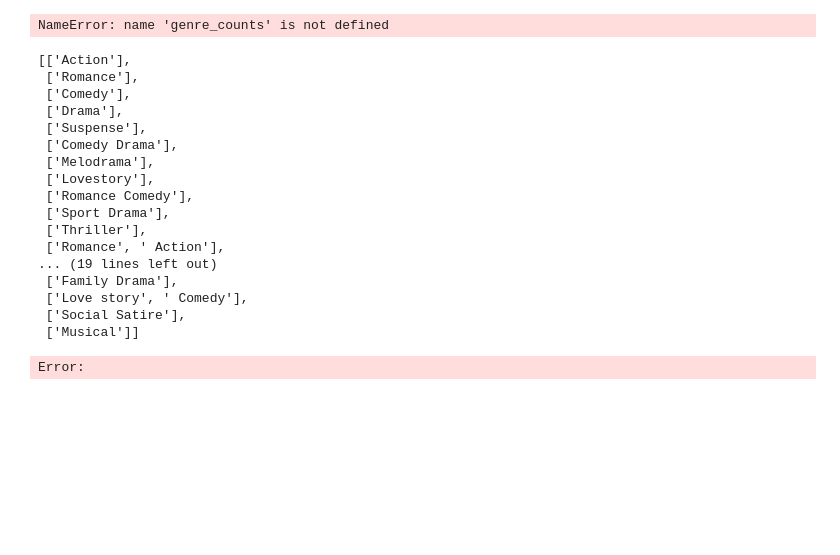
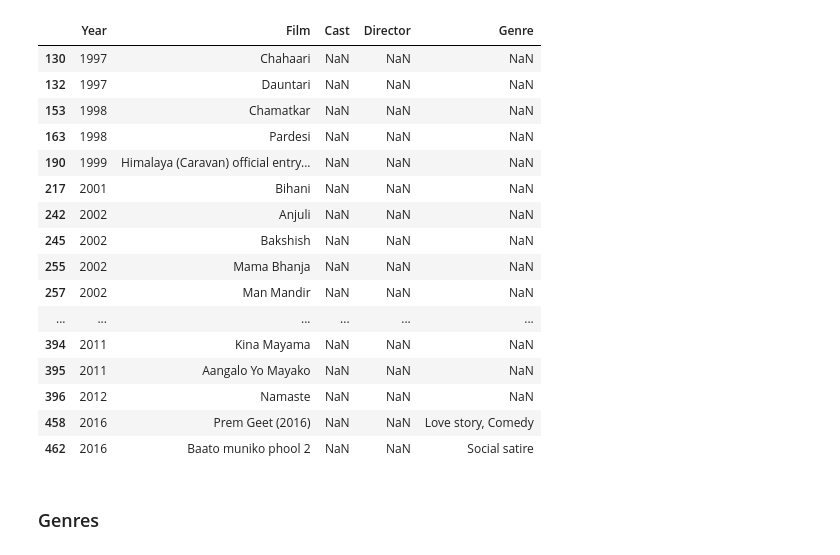
Before and after one commit to Suneel5/Nepali-movie-recomendation-system, a Jupyter notebook: data-cleaning.ipynb, the cells around one changed output. Cells and saved outputs as stored; diff of their text form; code cells hidden in the pictures; blank space fills up the shorter version.

```diff
--- a/data-cleaning.ipynb
+++ b/data-cleaning.ipynb
@@ -14,0 +89,2 @@ df.head()
+# %%
+movies_more_than_once = movie_counts[movie_counts > 1].index.values
@@ -14,0 +111,6 @@ df.head()
+# %%
+movies_more_than_once=np.setdiff1d(movies_more_than_once,['gaatho','mission paisa'])
+# %%
+df=df[~df['Film'].isin(movies_more_than_once)]
+# %%
+df=df.drop([432,320])
@@ -14,0 +157,22 @@ df.head()
+# %%
+df[(df['Cast'].isnull()) & (df['Director'].isnull())]
+# %% [output]
+|  | Year | Film | Cast | Director | Genre |
+| 130 | 1997 | Chahaari | NaN | NaN | NaN |
+| 132 | 1997 | Dauntari | NaN | NaN | NaN |
+| 153 | 1998 | Chamatkar | NaN | NaN | NaN |
+| 163 | 1998 | Pardesi | NaN | NaN | NaN |
+| 190 | 1999 | Himalaya (Caravan) official entry... | NaN | NaN | NaN |
+| 217 | 2001 | Bihani | NaN | NaN | NaN |
+| 242 | 2002 | Anjuli | NaN | NaN | NaN |
+| 245 | 2002 | Bakshish | NaN | NaN | NaN |
+| 255 | 2002 | Mama Bhanja | NaN | NaN | NaN |
+| 257 | 2002 | Man Mandir | NaN | NaN | NaN |
+| ... | ... | ... | ... | ... | ... |
+| 394 | 2011 | Kina Mayama | NaN | NaN | NaN |
+| 395 | 2011 | Aangalo Yo Mayako | NaN | NaN | NaN |
+| 396 | 2012 | Namaste | NaN | NaN | NaN |
+| 458 | 2016 | Prem Geet (2016) | NaN | NaN | Love story, Comedy |
+| 462 | 2016 | Baato muniko phool 2 | NaN | NaN | Social satire |
+# %% [markdown]
+### Genres
@@ -18,30 +184,5 @@ genre_counts=df['Genre'].value_counts()
 # %%
 genres=[]
 for genre, count in genre_counts.items():
-
-
-    print(f'Genre: {genre}, Count: {count}')
+    # print(f'Genre: {genre}, Count: {count}')
     genres.extend(genre.split(','))
-# %% [output]
-NameError: name 'genre_counts' is not defined
-# %%
-genres
-# %% [output]
-[['Action'],
- ['Romance'],
- ['Comedy'],
- ['Drama'],
- ['Suspense'],
- ['Comedy Drama'],
- ['Melodrama'],
- ['Lovestory'],
- ['Romance Comedy'],
- ['Sport Drama'],
- ['Thriller'],
- ['Romance', ' Action'],
-... (19 lines left out)
- ['Family Drama'],
- ['Love story', ' Comedy'],
- ['Social Satire'],
- ['Musical']]
-Error:
```
Also changed, not shown: parts of 27 cells of this notebook, 18 other files.
